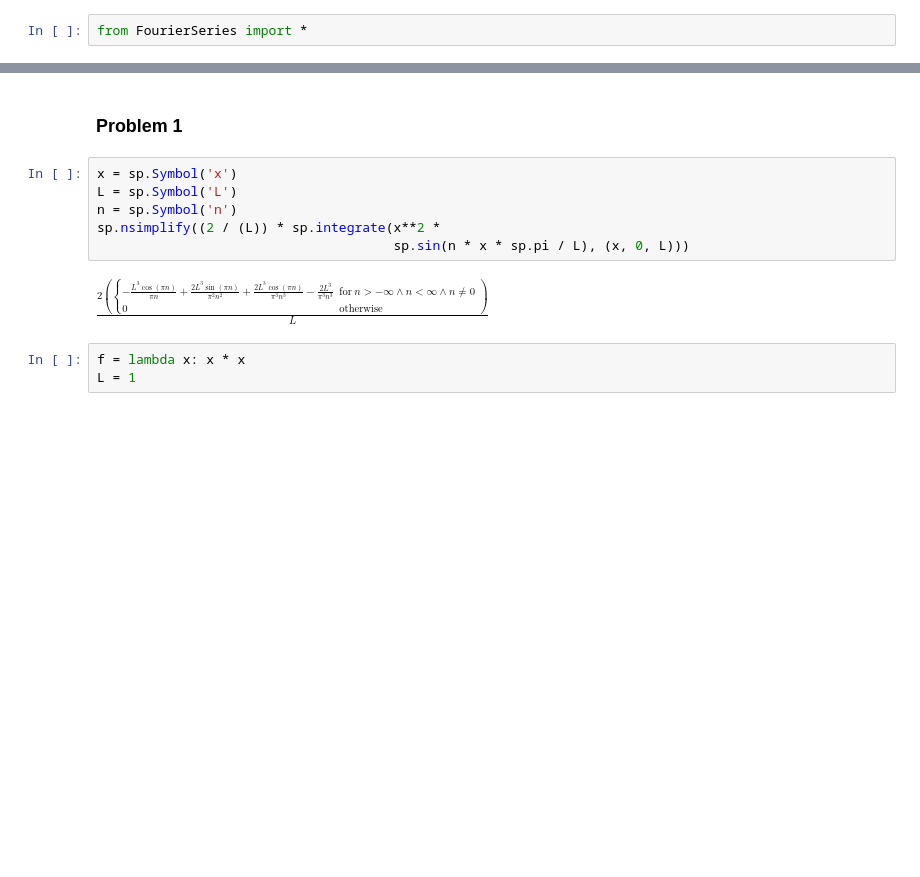
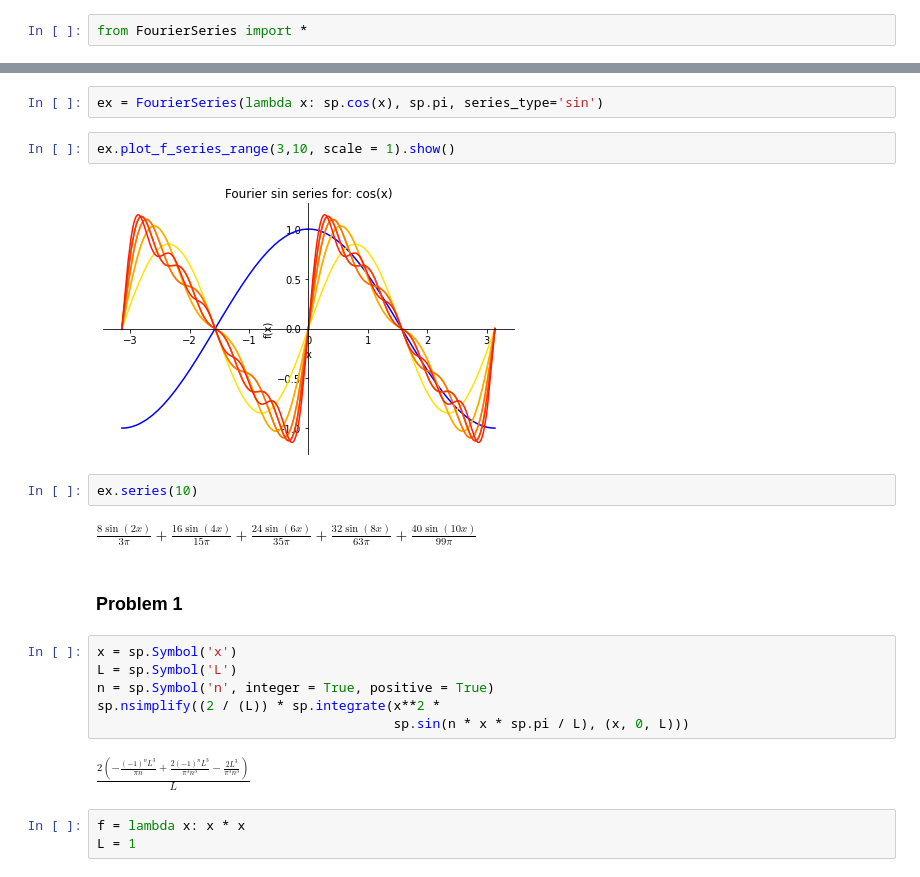
Before and after one commit to miamrodgers/Fourier-Analysis, a Jupyter notebook: HW3.ipynb, the cells around one changed output, grey strips where cells are left out. Cells and saved outputs as stored; diff of their text form; blank space fills up the shorter version.

```diff
--- a/HW3.ipynb
+++ b/HW3.ipynb
@@ -3,13 +17,23 @@ from FourierSeries import *
+# %%
+ex = FourierSeries(lambda x: sp.cos(x), sp.pi, series_type='sin')
+# %%
+ex.plot_f_series_range(3,10, scale = 1).show()
+# %% [output]
+[figure, added]
+# %%
+ex.series(10)
+# %% [output]
+$\displaystyle \frac{8 \sin{\left(2 x \right)}}{3 \pi} + \frac{16 \sin{\left(4 x \right)}}{15 \pi} + \frac{24 \sin{\left(6 x \right)}}{35 \pi} + \frac{32 \sin{\left(8 x \right)}}{63 \pi} + \frac{40 \sin{\left(10 x \right)}}{99 \pi}$
 # %% [markdown]
 ### Problem 1
 # %%
 x = sp.Symbol('x')
 L = sp.Symbol('L')
-n = sp.Symbol('n')
+n = sp.Symbol('n', integer = True, positive = True)
 sp.nsimplify((2 / (L)) * sp.integrate(x**2 *
                                       sp.sin(n * x * sp.pi / L), (x, 0, L)))
 # %% [output]
-$\displaystyle \frac{2 \left(\begin{cases} - \frac{L^{3} \cos{\left(\pi n \right)}}{\pi n} + \frac{2 L^{3} \sin{\left(\pi n \right)}}{\pi^{2} n^{2}} + \frac{2 L^{3} \cos{\left(\pi n \right)}}{\pi^{3} n^{3}} - \frac{2 L^{3}}{\pi^{3} n^{3}} & \text{for}\: n > -\infty \wedge n < \infty \wedge n \neq 0 \\0 & \text{otherwise} \end{cases}\right)}{L}$
+$\displaystyle \frac{2 \left(- \frac{\left(-1\right)^{n} L^{3}}{\pi n} + \frac{2 \left(-1\right)^{n} L^{3}}{\pi^{3} n^{3}} - \frac{2 L^{3}}{\pi^{3} n^{3}}\right)}{L}$
 # %%
 f = lambda x: x * x
 L = 1
```
Also changed, not shown: parts of 13 cells of this notebook, 1 other file.
